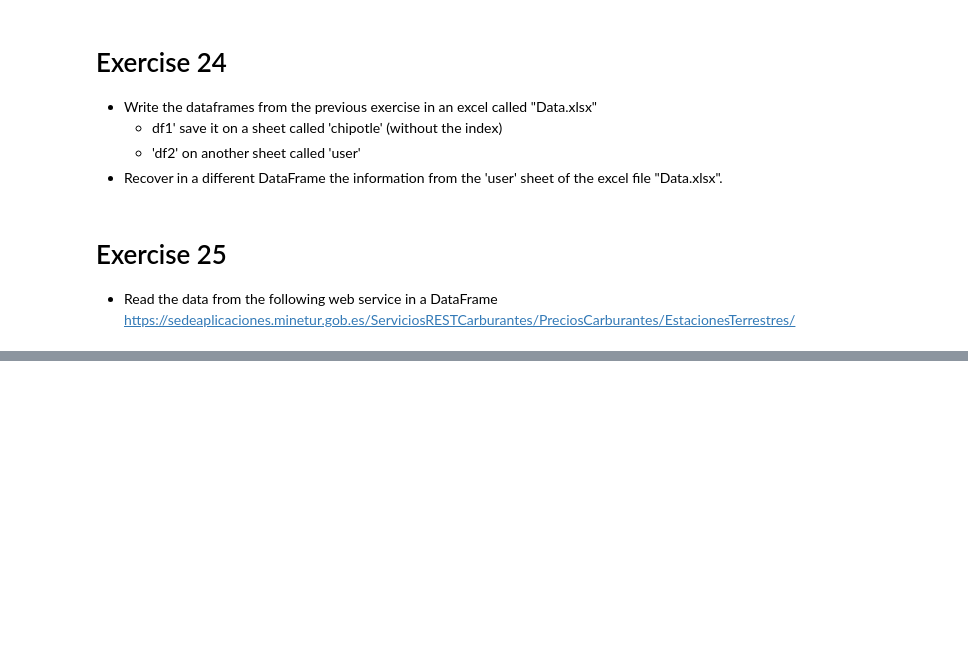
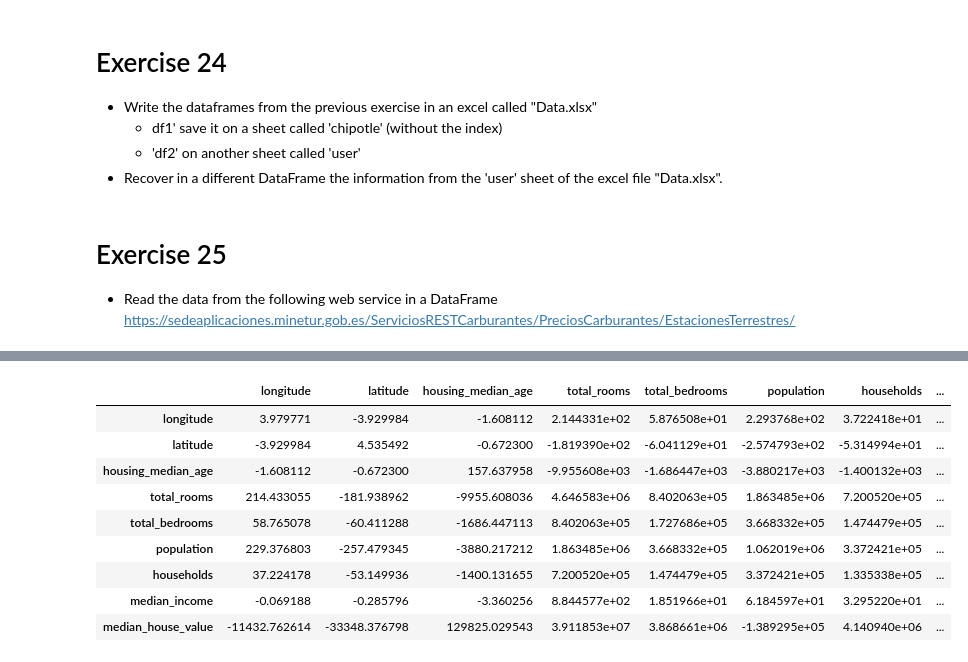
Before and after one commit to KayKozaronek/03_Courses, a Jupyter notebook: Reading_Writing_data.ipynb, the cells around one changed output, grey strips where cells are left out. Drawn from its saved outputs; the diff is of its cells as text; code cells hidden in the pictures; blank space fills up the shorter version.

```diff
--- a/Reading_Writing_data.ipynb
+++ b/Reading_Writing_data.ipynb
@@ -246,0 +389,13 @@ https://sedeaplicaciones.minetur.gob.es/ServiciosRESTCarburantes/PreciosCarburan
+# %%
+dataframe.cov()
+# %% [output]
+|  | longitude | latitude | housing_median_age | total_rooms | total_bedrooms | population | households | ... |
+| longitude | 3.979771 | -3.929984 | -1.608112 | 2.144331e+02 | 5.876508e+01 | 2.293768e+02 | 3.722418e+01 | ... |
+| latitude | -3.929984 | 4.535492 | -0.672300 | -1.819390e+02 | -6.041129e+01 | -2.574793e+02 | -5.314994e+01 | ... |
+| housing_median_age | -1.608112 | -0.672300 | 157.637958 | -9.955608e+03 | -1.686447e+03 | -3.880217e+03 | -1.400132e+03 | ... |
+| total_rooms | 214.433055 | -181.938962 | -9955.608036 | 4.646583e+06 | 8.402063e+05 | 1.863485e+06 | 7.200520e+05 | ... |
+| total_bedrooms | 58.765078 | -60.411288 | -1686.447113 | 8.402063e+05 | 1.727686e+05 | 3.668332e+05 | 1.474479e+05 | ... |
+| population | 229.376803 | -257.479345 | -3880.217212 | 1.863485e+06 | 3.668332e+05 | 1.062019e+06 | 3.372421e+05 | ... |
+| households | 37.224178 | -53.149936 | -1400.131655 | 7.200520e+05 | 1.474479e+05 | 3.372421e+05 | 1.335338e+05 | ... |
+| median_income | -0.069188 | -0.285796 | -3.360256 | 8.844577e+02 | 1.851966e+01 | 6.184597e+01 | 3.295220e+01 | ... |
+| median_house_value | -11432.762614 | -33348.376798 | 129825.029543 | 3.911853e+07 | 3.868661e+06 | -1.389295e+05 | 4.140940e+06 | ... |
```
Also changed, not shown: parts of 68 cells of this notebook.
